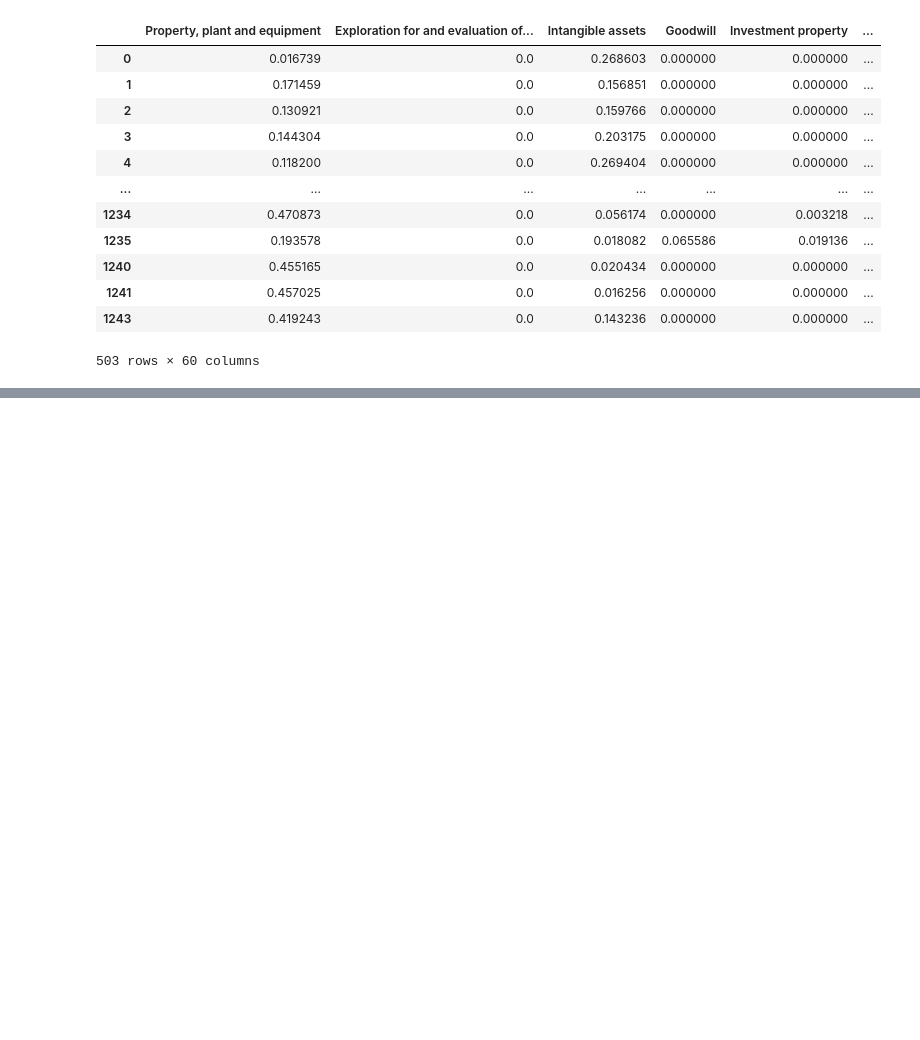
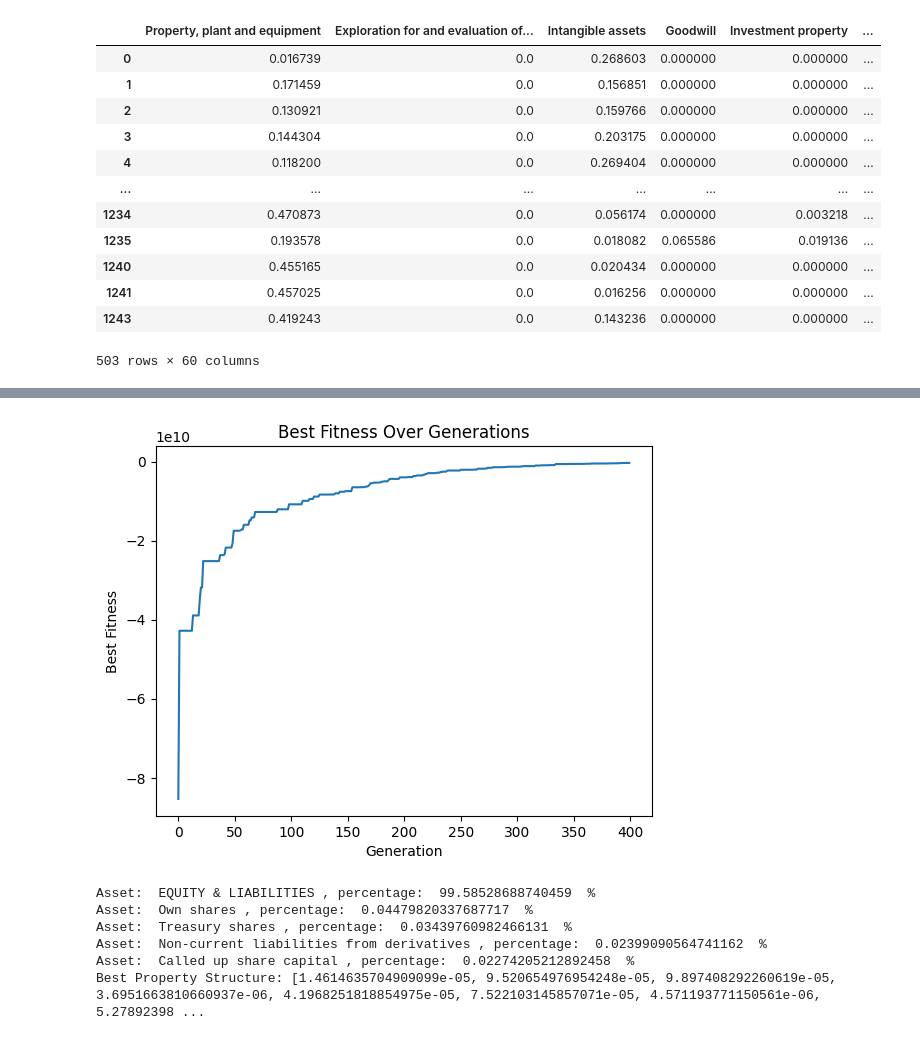
Before and after one commit to MehowBd/Evolutionary-optimization-of-the-capital-and-asset-structure, a Jupyter notebook: main.ipynb, the cells around one changed output, grey strips where cells are left out. Cells and saved outputs as stored; diff of their text form; code cells hidden in the pictures; blank space fills up the shorter version.

Commit message:
evolutionary_algorithm_simulations

```diff
--- a/main.ipynb
+++ b/main.ipynb
@@ -164,16 +164,16 @@ Neural Network MSE: 590993.9541400878
 # %%
 import random
 import warnings
+import matplotlib.pyplot as plt
 
 warnings.filterwarnings("ignore", category=UserWarning, module="sklearn")
-model = models['Random Forest']
 
 def evaluate_market_value_change(property_structure, model):
     structure = np.array(property_structure).reshape(1, -1)
     return model.predict(structure)[0]
 
-population_size = 100
-num_generations = 200
+population_size = 500
+num_generations = 400
 mutation_rate = 0.05
 num_properties = 60
 
@@ -188,7 +188,6 @@ def evaluate_population(population, model):
 def select_parents(population, fitness, num_parents):
     fitness = np.array(fitness)
     fitness_probs = fitness / np.sum(fitness)
-    print(fitness_probs)
     parent_indices = np.random.choice(range(len(population)), size=num_parents, p=fitness_probs)
     parents = [population[i] for i in parent_indices]
     return parents
@@ -205,18 +204,26 @@ def crossover(parent1, parent2):
 
 def mutate(individual, mutation_rate):
     for i in range(len(individual)):
-        if random.random() < mutation_rate:
+        if random.random() < mutation_rate/2:
+            #random change
             individual[i] = np.random.rand()
+        if random.random() < mutation_rate/2:
+            #switch
+            random_index = np.random.randint(0,len(individual)-1)
+            temp = individual[random_index]
+            individual[random_index] = individual[i]
+            individual[i] = temp
     individual_sum = np.sum(individual)
     individual = [i/individual_sum for i in individual]  # scaling to make sure that capital properties sum up to 100%
     return individual
 
 def select_next_generation(population, fitness, num_offspring):
-    sorted_population = [x for _, x in sorted(zip(fitness, population), reverse=True)]
+    sorted_population = [x for _, x in sorted(zip(fitness, population), key=lambda pair: pair[0], reverse=True)]
     return sorted_population[:num_offspring]
 
 def evolutionary_algorithm(num_generations, population_size, num_properties, mutation_rate, model):
     population = initialize_population(population_size, num_properties)
+    best_fitness_history = []
 
     for generation in range(num_generations):
         fitness = evaluate_population(population, model)
@@ -230,11 +237,26 @@ def evolutionary_algorithm(num_generations, population_size, num_properties, mut
             offspring.append(mutate(child1, mutation_rate))
             offspring.append(mutate(child2, mutation_rate))
 
-        population = select_next_generation(population + offspring, fitness + evaluate_population(offspring, model), population_size)
+        offspring_fitness = evaluate_population(offspring, model)
+        population = select_next_generation(population + offspring, fitness + offspring_fitness, population_size)
 
         best_fitness = max(fitness)
+        best_fitness_history.append(best_fitness)
         best_individual = population[np.argmax(fitness)]
-        print(f'Generation {generation + 1}, Best Fitness: {best_fitness}, Best Individual: {best_individual}')
 
-    return population[np.argmax(fitness)]
+    # Plot the best fitness over generations
+    plt.plot(range(num_generations), best_fitness_history)
+    plt.xlabel('Generation')
+    plt.ylabel('Best Fitness')
+    plt.title('Best Fitness Over Generations')
+    plt.show()
+
+    best_population = population[np.argmax(fitness)]
+    array = np.array(best_population)
+    sorted_indices = np.argsort(array)
+    top_n_indices = sorted_indices[-5:]
+    for inx in top_n_indices[::-1]:
+        print("Asset: ", columns[inx + 1], ", percentage: ", best_population[inx] * 100, " %")
+
+    return best_population
 # %%
@@ -260,0 +274,12 @@ Generation 158, Best Fitness: 3087.0722152588964, Best Individual: [0.4213034137
+# %%
+model = models['Linear Regression']
+best_property_structure = evolutionary_algorithm(num_generations, population_size, num_properties, mutation_rate, model)
+print('Best Property Structure:', best_property_structure)
+# %% [output]
+[figure, added]
+Asset:  EQUITY & LIABILITIES , percentage:  99.58528688740459  %
+Asset:  Own shares , percentage:  0.04479820337687717  %
+Asset:  Treasury shares , percentage:  0.03439760982466131  %
+Asset:  Non-current liabilities from derivatives , percentage:  0.02399090564741162  %
+Asset:  Called up share capital , percentage:  0.02274205212892458  %
+Best Property Structure: [1.4614635704909099e-05, 9.520654976954248e-05, 9.897408292260619e-05, 3.6951663810660937e-06, 4.1968251818854975e-05, 7.522103145857071e-05, 4.571193771150561e-06, 5.27892398 ...
```
Also changed, not shown: parts of 5 cells of this notebook.
